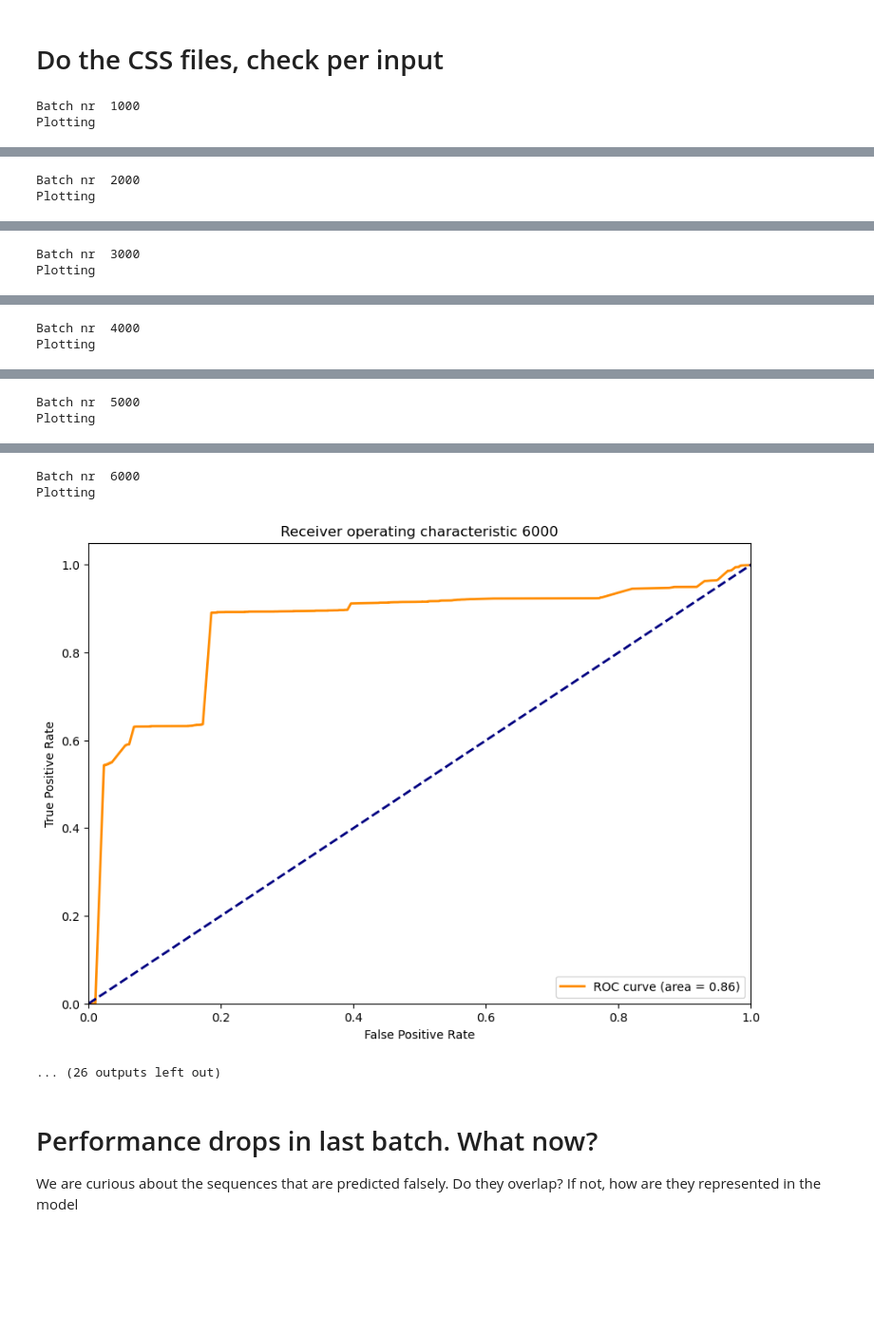
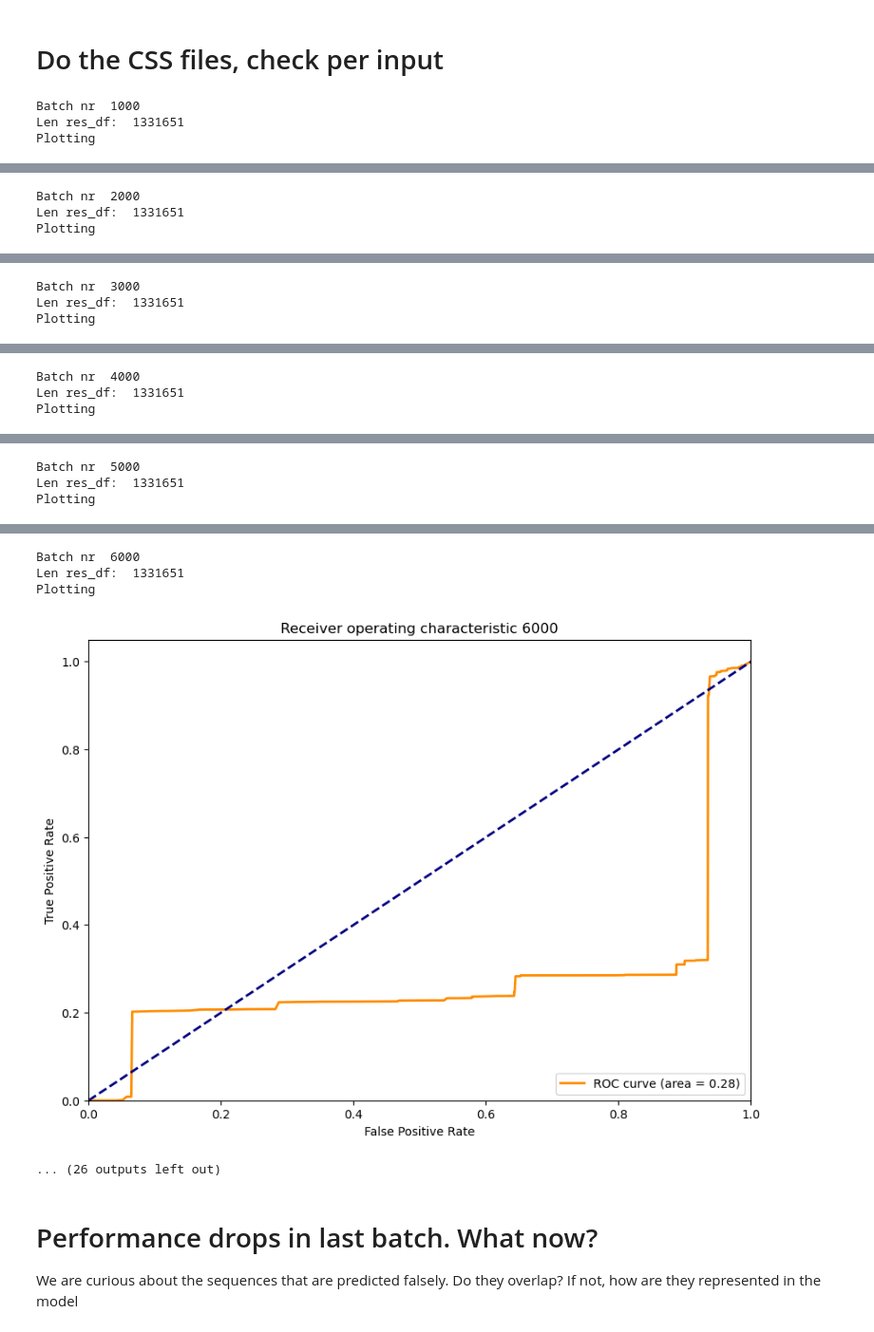
Before and after one commit to tudelft-cda-lab/FlexFringe, a Jupyter notebook: data/streaming/ROC_curves.ipynb, the cells around one changed output, grey strips where cells are left out. Shown at 95% size. Saved outputs shown, nothing was run; the diff lists cells and outputs as text; code cells hidden in the pictures; blank space fills up the shorter version.

Commit message:
Minor adjustments in settings and new results

```diff
--- a/data/streaming/ROC_curves.ipynb
+++ b/data/streaming/ROC_curves.ipynb
@@ -50,7 +48,7 @@ len(labels), len(mean_scores)
 # %%
 from sklearn.metrics import roc_curve, auc, roc_auc_score
 
-score = mean_scores
+score = -mean_scores
 
 fpr, tpr, thresholds = roc_curve(labels, score)
 roc_auc = roc_auc_score(labels, score)
@@ -97,9 +95,11 @@ for i in range(1, 20):
     mean_scores = results_df[" mean scores"]
     min_scores = results_df[" min score"]
 
+    print("Len res_df: ", len(results_df))
+
     del results_df
 
-    score = mean_scores
+    score = -mean_scores
 
     fpr, tpr, thresholds = roc_curve(labels, score)
     roc_auc = roc_auc_score(labels, score)
@@ -126,4 +126,5 @@ for i in range(1, 20):
     plt.show()
 # %% [output]
 Batch nr  1000
+Len res_df:  1331651
 Plotting
@@ -131,2 +132,3 @@ Plotting
 Batch nr  2000
+Len res_df:  1331651
 Plotting
@@ -134,2 +136,3 @@ Plotting
 Batch nr  3000
+Len res_df:  1331651
 Plotting
@@ -137,2 +140,3 @@ Plotting
 Batch nr  4000
+Len res_df:  1331651
 Plotting
@@ -140,2 +144,3 @@ Plotting
 Batch nr  5000
+Len res_df:  1331651
 Plotting
@@ -143,6 +148,7 @@ Plotting
 Batch nr  6000
+Len res_df:  1331651
 Plotting
-[figure, old version]
+[figure, new version]
 ... (26 outputs left out)
 # %% [markdown]
 # Performance drops in last batch. What now?
```
Also changed, not shown: parts of 11 cells of this notebook, 3 other files.
